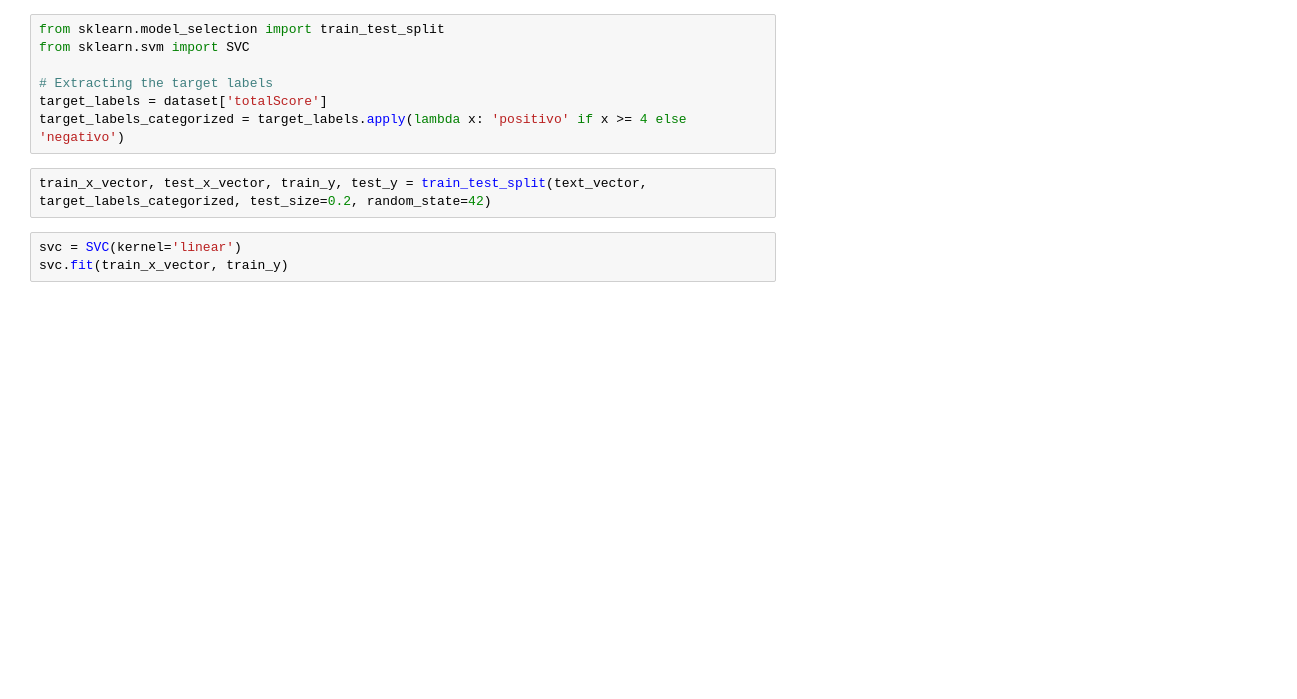
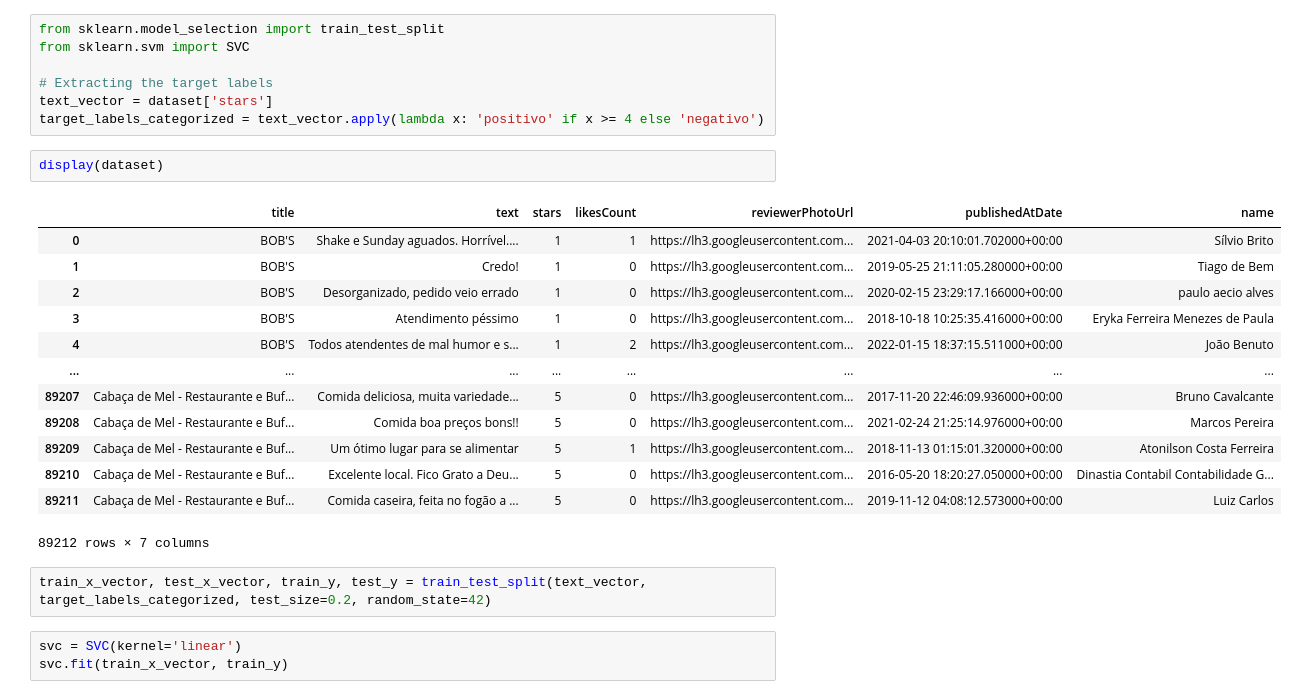
Before and after one commit to Marcos-VM-1708/PAD_JOB, a Jupyter notebook: model/SVC-model/aplicacao.ipynb, the cells around one changed output. Cells and saved outputs as stored; diff of their text form; blank space fills up the shorter version.

```diff
--- a/model/SVC-model/aplicacao.ipynb
+++ b/model/SVC-model/aplicacao.ipynb
@@ -46,8 +48,24 @@ from sklearn.model_selection import train_test_split
 from sklearn.svm import SVC
 
 # Extracting the target labels
-target_labels = dataset['totalScore']
-target_labels_categorized = target_labels.apply(lambda x: 'positivo' if x >= 4 else 'negativo')
+text_vector = dataset['stars']
+target_labels_categorized = text_vector.apply(lambda x: 'positivo' if x >= 4 else 'negativo')
+# %%
+display(dataset)
+# %% [output]
+|  | title | text | stars | likesCount | reviewerPhotoUrl | publishedAtDate | name |
+| 0 | BOB'S | Shake e Sunday aguados. Horrível.... | 1 | 1 | https://lh3.googleusercontent.com... | 2021-04-03 20:10:01.702000+00:00 | Sílvio Brito |
+| 1 | BOB'S | Credo! | 1 | 0 | https://lh3.googleusercontent.com... | 2019-05-25 21:11:05.280000+00:00 | Tiago de Bem |
+| 2 | BOB'S | Desorganizado, pedido veio errado | 1 | 0 | https://lh3.googleusercontent.com... | 2020-02-15 23:29:17.166000+00:00 | paulo aecio alves |
+| 3 | BOB'S | Atendimento péssimo | 1 | 0 | https://lh3.googleusercontent.com... | 2018-10-18 10:25:35.416000+00:00 | Eryka Ferreira Menezes de Paula |
+| 4 | BOB'S | Todos atendentes de mal humor e s... | 1 | 2 | https://lh3.googleusercontent.com... | 2022-01-15 18:37:15.511000+00:00 | João Benuto |
+| ... | ... | ... | ... | ... | ... | ... | ... |
+| 89207 | Cabaça de Mel - Restaurante e Buf... | Comida deliciosa, muita variedade... | 5 | 0 | https://lh3.googleusercontent.com... | 2017-11-20 22:46:09.936000+00:00 | Bruno Cavalcante |
+| 89208 | Cabaça de Mel - Restaurante e Buf... | Comida boa preços bons!! | 5 | 0 | https://lh3.googleusercontent.com... | 2021-02-24 21:25:14.976000+00:00 | Marcos Pereira |
+| 89209 | Cabaça de Mel - Restaurante e Buf... | Um ótimo lugar para se alimentar | 5 | 1 | https://lh3.googleusercontent.com... | 2018-11-13 01:15:01.320000+00:00 | Atonilson Costa Ferreira |
+| 89210 | Cabaça de Mel - Restaurante e Buf... | Excelente local. Fico Grato a Deu... | 5 | 0 | https://lh3.googleusercontent.com... | 2016-05-20 18:20:27.050000+00:00 | Dinastia Contabil Contabilidade G... |
+| 89211 | Cabaça de Mel - Restaurante e Buf... | Comida caseira, feita no fogão a ... | 5 | 0 | https://lh3.googleusercontent.com... | 2019-11-12 04:08:12.573000+00:00 | Luiz Carlos |
+89212 rows × 7 columns
 # %%
 train_x_vector, test_x_vector, train_y, test_y = train_test_split(text_vector, target_labels_categorized, test_size=0.2, random_state=42)
 # %%
```
Also changed, not shown: parts of 4 cells of this notebook, 5 other files.
